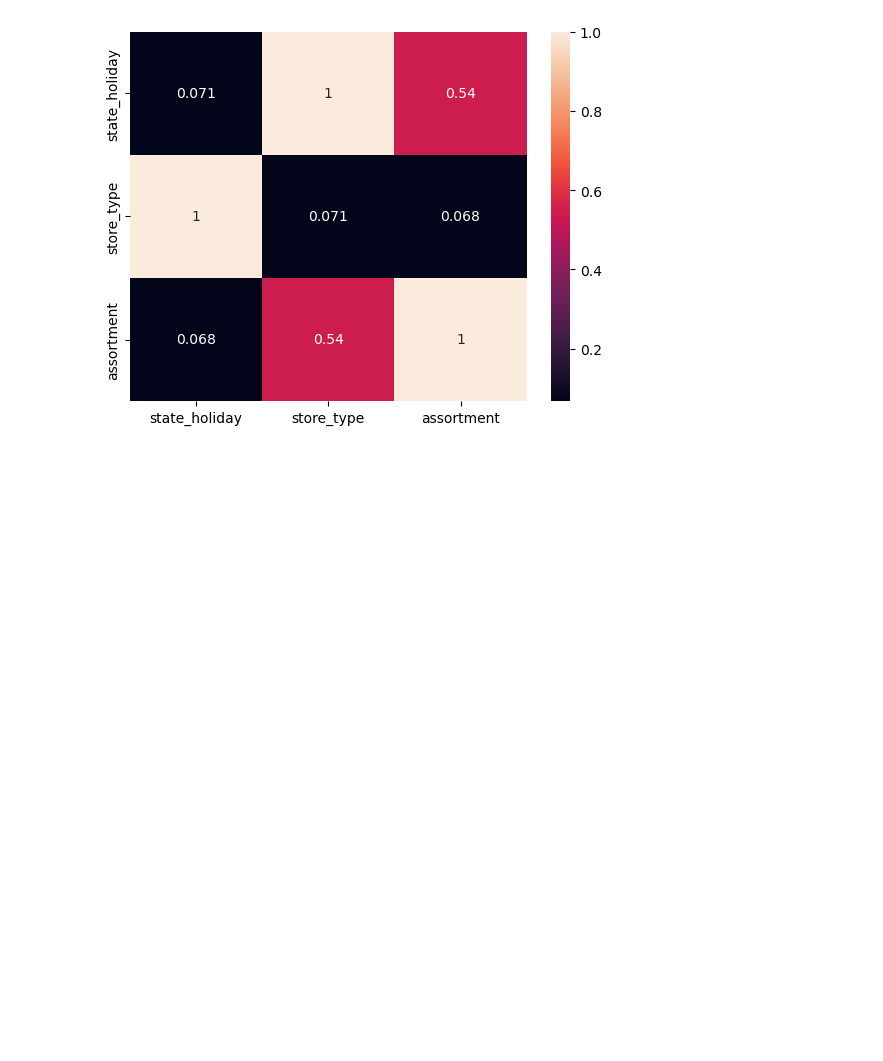
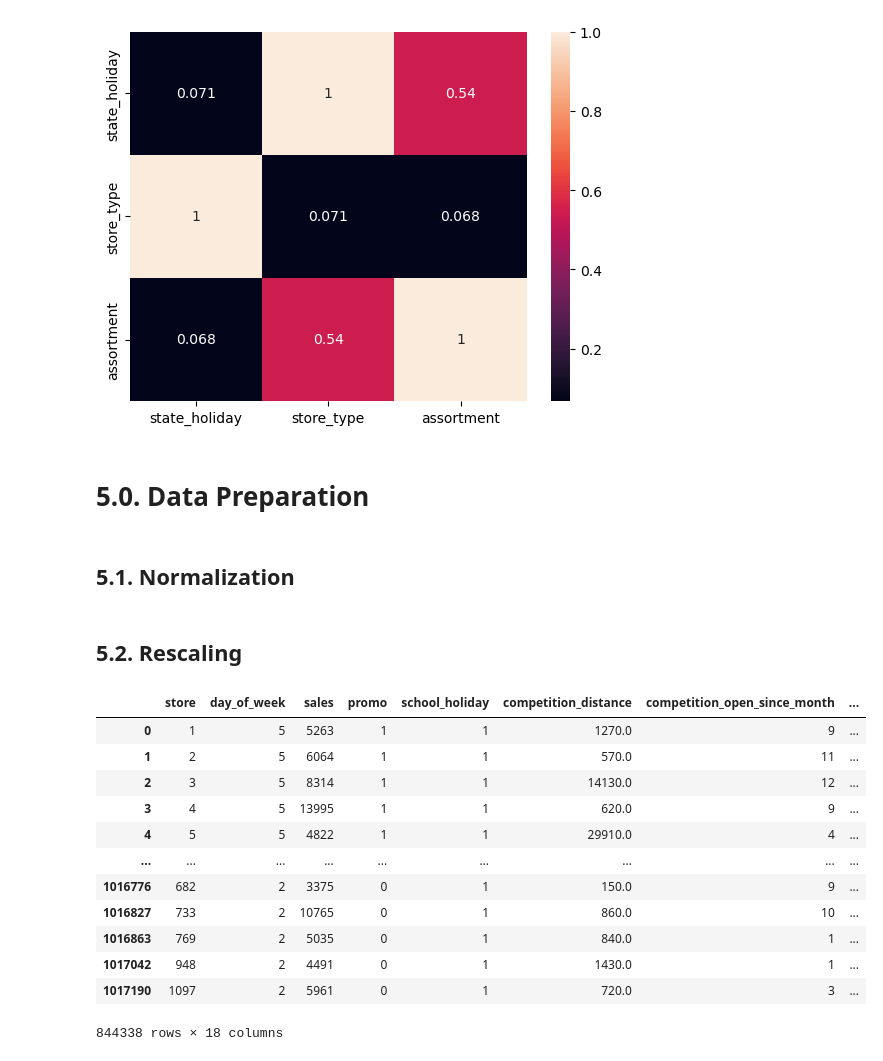
Before and after one commit to brfuhr/rossmann_sales, a Jupyter notebook: 0401store_sales_prediction.ipynb, the cells around one changed output. Drawn from its saved outputs; the diff is of its cells as text; code cells hidden in the pictures; blank space fills up the shorter version.

Commit message:
applied rescaling techniques

```diff
--- a/0401store_sales_prediction.ipynb
+++ b/0401store_sales_prediction.ipynb
@@ -792,3 +793,5 @@ d = d.set_index(d.columns)
 sns.heatmap(d, annot=True);
 # %% [output]
 [figure]
+# %% [markdown]
+# 5.0. Data Preparation
@@ -794,0 +800,20 @@ sns.heatmap(d, annot=True);
+# %% [markdown]
+## 5.1. Normalization
+# %% [markdown]
+## 5.2. Rescaling
+# %%
+df5.select_dtypes(include=['int64', 'float64'])
+# %% [output]
+|  | store | day_of_week | sales | promo | school_holiday | competition_distance | competition_open_since_month | ... |
+| 0 | 1 | 5 | 5263 | 1 | 1 | 1270.0 | 9 | ... |
+| 1 | 2 | 5 | 6064 | 1 | 1 | 570.0 | 11 | ... |
+| 2 | 3 | 5 | 8314 | 1 | 1 | 14130.0 | 12 | ... |
+| 3 | 4 | 5 | 13995 | 1 | 1 | 620.0 | 9 | ... |
+| 4 | 5 | 5 | 4822 | 1 | 1 | 29910.0 | 4 | ... |
+| ... | ... | ... | ... | ... | ... | ... | ... | ... |
+| 1016776 | 682 | 2 | 3375 | 0 | 1 | 150.0 | 9 | ... |
+| 1016827 | 733 | 2 | 10765 | 0 | 1 | 860.0 | 10 | ... |
+| 1016863 | 769 | 2 | 5035 | 0 | 1 | 840.0 | 1 | ... |
+| 1017042 | 948 | 2 | 4491 | 0 | 1 | 1430.0 | 1 | ... |
+| 1017190 | 1097 | 2 | 5961 | 0 | 1 | 720.0 | 3 | ... |
+844338 rows × 18 columns
```
Also changed, not shown: parts of 9 cells of this notebook.
